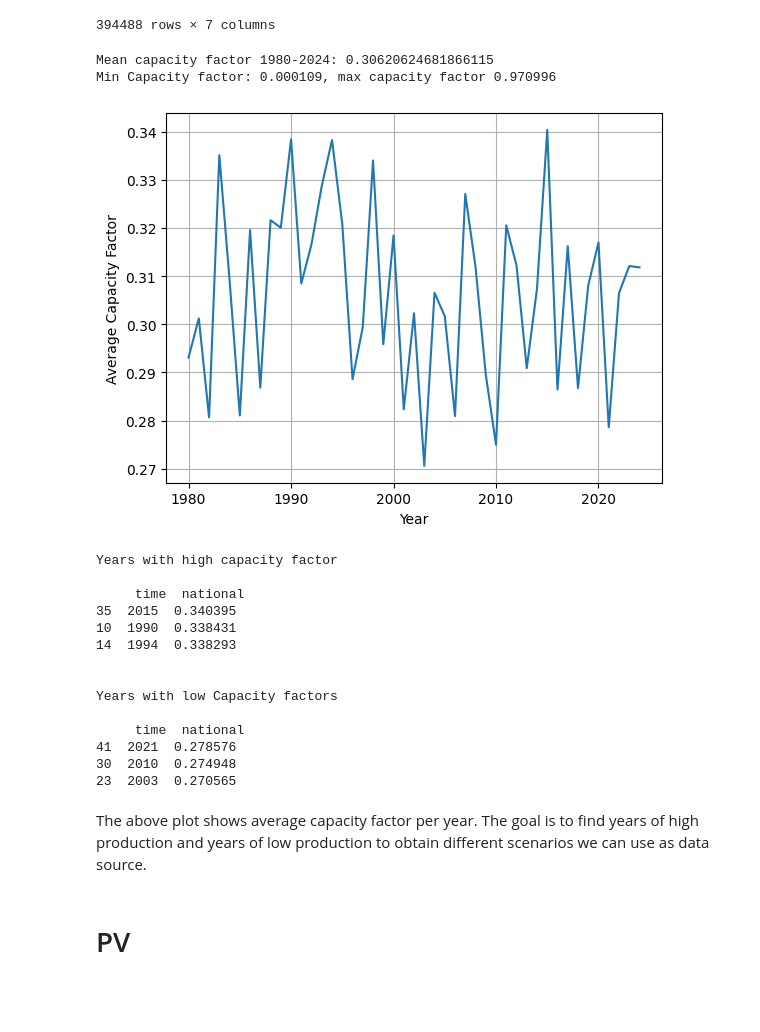
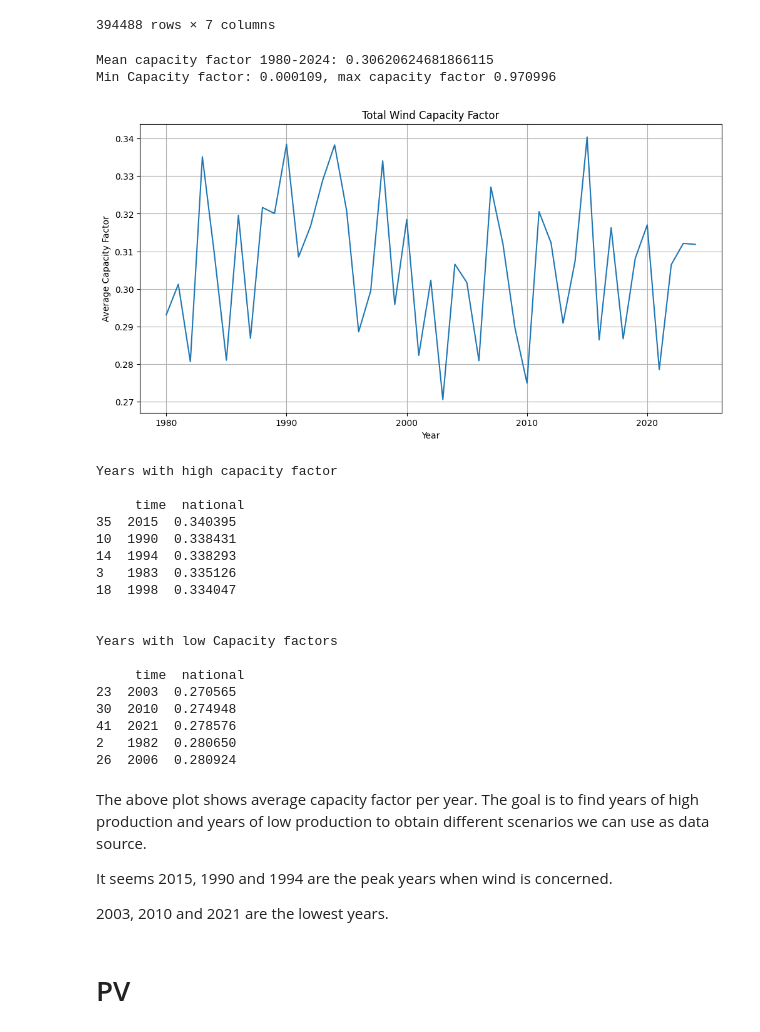
Before and after one commit to StianLindsethgits/EnergySystemsModelling, a Jupyter notebook: stratchbook.ipynb, the cells around one changed output. Drawn from its saved outputs; the diff is of its cells as text; code cells hidden in the pictures; blank space fills up the shorter version.

Commit message:
Found candidates for high/low Scenarios

```diff
--- a/stratchbook.ipynb
+++ b/stratchbook.ipynb
@@ -32,24 +32,26 @@ totalWind
 # %%
 meanCapFac = totalWind['national'].mean()
 maxCapFac = totalWind['national'].max()
 minCapFac = totalWind['national'].min()
 
 print(f'Mean capacity factor 1980-2024: {meanCapFac}')
 print(f'Min Capacity factor: {minCapFac}, max capacity factor {maxCapFac}')
 #df.groupby(df.your_date_column.dt.month)['values_column'].sum()
-year_avg = totalWind.groupby(totalWind.time.dt.year)['national'].mean().reset_index()
-plt.plot(year_avg['time'], year_avg['national'])
+year_avg_wind = totalWind.groupby(totalWind.time.dt.year)['national'].mean().reset_index()
+plt.figure(figsize=(12,6))
+plt.plot(year_avg_wind['time'], year_avg_wind['national'])
 plt.grid()
 plt.xlabel('Year')
+plt.title('Total Wind Capacity Factor')
 plt.ylabel('Average Capacity Factor')
 plt.show()
 # %% [output]
 Mean capacity factor 1980-2024: 0.30620624681866115
 Min Capacity factor: 0.000109, max capacity factor 0.970996
-[figure, old version]
+[figure, new version]
 # %%
-highs = year_avg.sort_values('national', ascending=False).head(3)
-lows = year_avg.sort_values('national', ascending=False).tail(3)
+highs = year_avg_wind.sort_values('national', ascending=False).head(5)
+lows = year_avg_wind.sort_values('national', ascending=True).head(5)
 
 print('Years with high capacity factor\n\n', highs,'\n\n')
 print('Years with low Capacity factors\n\n', lows)
@@ -60,16 +62,24 @@ Years with high capacity factor
 35  2015  0.340395
 10  1990  0.338431
 14  1994  0.338293
+3   1983  0.335126
+18  1998  0.334047
 
 
 Years with low Capacity factors
 
      time  national
+23  2003  0.270565
+30  2010  0.274948
 41  2021  0.278576
-30  2010  0.274948
-23  2003  0.270565
+2   1982  0.280650
+26  2006  0.280924
 # %% [markdown]
 The above plot shows average capacity factor per year. The goal is to find years of high production and years of low production to obtain different scenarios we can use as data source.
+
+It seems 2015, 1990 and 1994 are the peak years when wind is concerned.
+
+2003, 2010 and 2021 are the lowest years.
 # %% [markdown]
 # PV
 # %%
```
Also changed, not shown: parts of 11 cells of this notebook.
